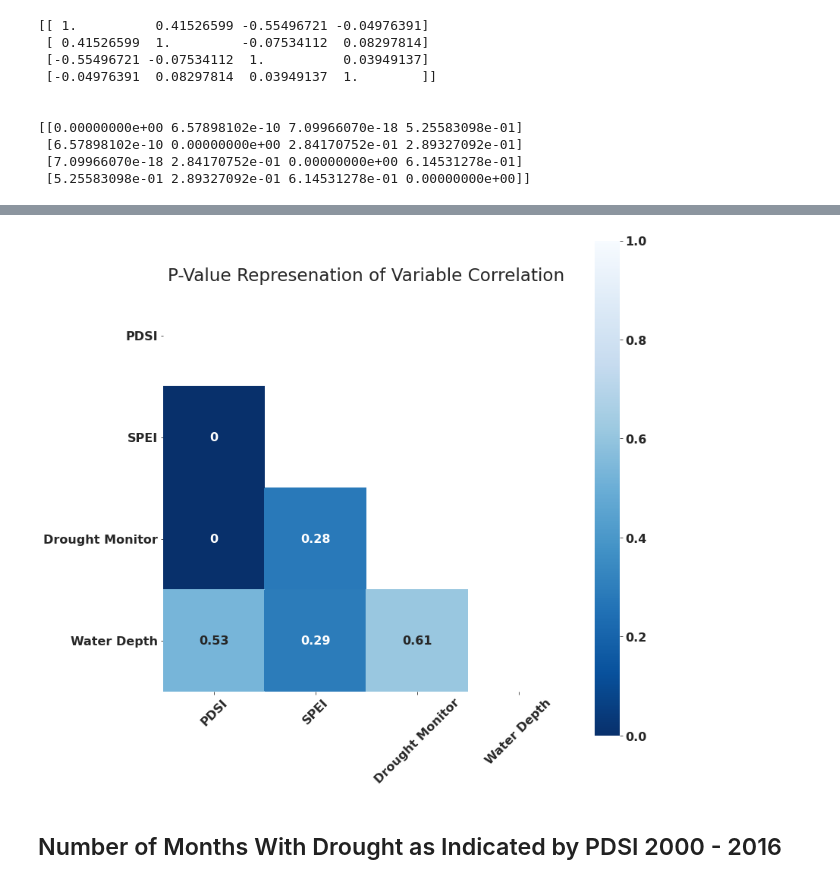
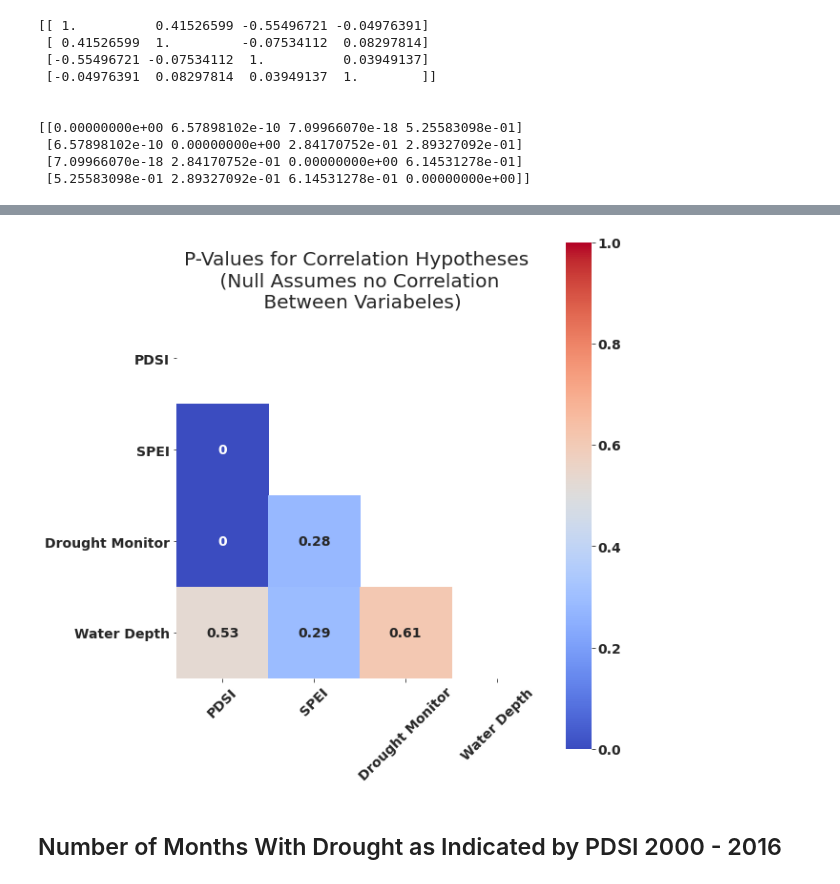
Before and after one commit to alex-truby/colorado_drought_study, a Jupyter notebook: notebooks/visual_eda.ipynb, the cells around one changed output, grey strips where cells are left out. Drawn from its saved outputs; the diff is of its cells as text; code cells hidden in the pictures.

Commit message:
updated visuals

```diff
--- a/notebooks/visual_eda.ipynb
+++ b/notebooks/visual_eda.ipynb
@@ -11,7 +11,7 @@ import seaborn as sns
 #always make it pretty
 plt.style.use('ggplot')
 font = {'weight': 'bold',
-        'size':   16}
+        'size':   14}
 plt.rc('font', **font)
 # %%
 df = pd.read_csv('./data/monthly_data_withdates.csv')
@@ -121,3 +121,29 @@ print(pval_matrix)
  [6.57898102e-10 0.00000000e+00 2.84170752e-01 2.89327092e-01]
  [7.09966070e-18 2.84170752e-01 0.00000000e+00 6.14531278e-01]
  [5.25583098e-01 2.89327092e-01 6.14531278e-01 0.00000000e+00]]
+# %%
+#heat map for p-value matrix
+variables = ['PDSI', 'SPEI', 'Drought Monitor', 'Water Depth']
+corr = np.around(corr_matrix, 2)
+
+mask = np.zeros_like(corr_matrix)
+mask[np.triu_indices_from(mask)] = True
+
+with sns.axes_style("white"):
+    f, ax = plt.subplots(figsize=(9,9))
+    ax = sns.heatmap(corr, mask=mask, vmax=1, square=True, annot=True, cmap='coolwarm')
+
+    ax.set_xticklabels(variables)
+    ax.set_yticklabels(variables)
+    ax.xaxis.set_ticks_position('bottom')
+    ax.yaxis.set_ticks_position('left')
+    ax.spines['bottom'].set_visible(False)
+    ax.spines['left'].set_visible(False)
+
+    plt.setp(ax.get_xticklabels(), rotation=45, ha='center' )
+    plt.setp(ax.get_yticklabels(), rotation= 0)
+    ax.set_title('Correlation Between Variables')
+
+plt.tight_layout();
+
+#plt.savefig('./images/var_correlation_small.png')
@@ -124,27 +152,30 @@ print(pval_matrix)
 # %%
 #heat map for p-value matrix
 variables = ['PDSI', 'SPEI', 'Drought Monitor', 'Water Depth']
 pvals = np.around(pval_matrix, 2)
 
 mask = np.zeros_like(pval_matrix)
 mask[np.triu_indices_from(mask)] = True
 
 with sns.axes_style("white"):
-    f, ax = plt.subplots(figsize=(12,12))
-    ax = sns.heatmap(pvals, mask=mask, vmax =1, square=True, annot=True, cmap='Blues_r')
+    f, ax = plt.subplots(figsize=(9, 9))
+    ax = sns.heatmap(pvals, mask=mask, vmax =1, square=True, annot=True, cmap='coolwarm')
 
     ax.set_xticklabels(variables)
     ax.set_yticklabels(variables)
     ax.xaxis.set_ticks_position('bottom')
     ax.yaxis.set_ticks_position('left')
     ax.spines['bottom'].set_visible(False)
     ax.spines['left'].set_visible(False)
 
     plt.setp(ax.get_xticklabels(), rotation=45, ha='center' )
     plt.setp(ax.get_yticklabels(), rotation= 0)
-    ax.set_title('P-Value Represenation of Variable Correlation')
+    ax.set_title('P-Values for Correlation Hypotheses \n (Null Assumes no Correlation \n Between Variabeles)');
+
+plt.tight_layout()
+#plt.savefig('./images/pval_matrix')
 # %% [output]
-[figure, old version]
+[figure, new version]
 # %% [markdown]
 ## Number of Months With Drought as Indicated  by PDSI 2000 - 2016
 # %%
```
Also changed, not shown: parts of 3 cells of this notebook.
